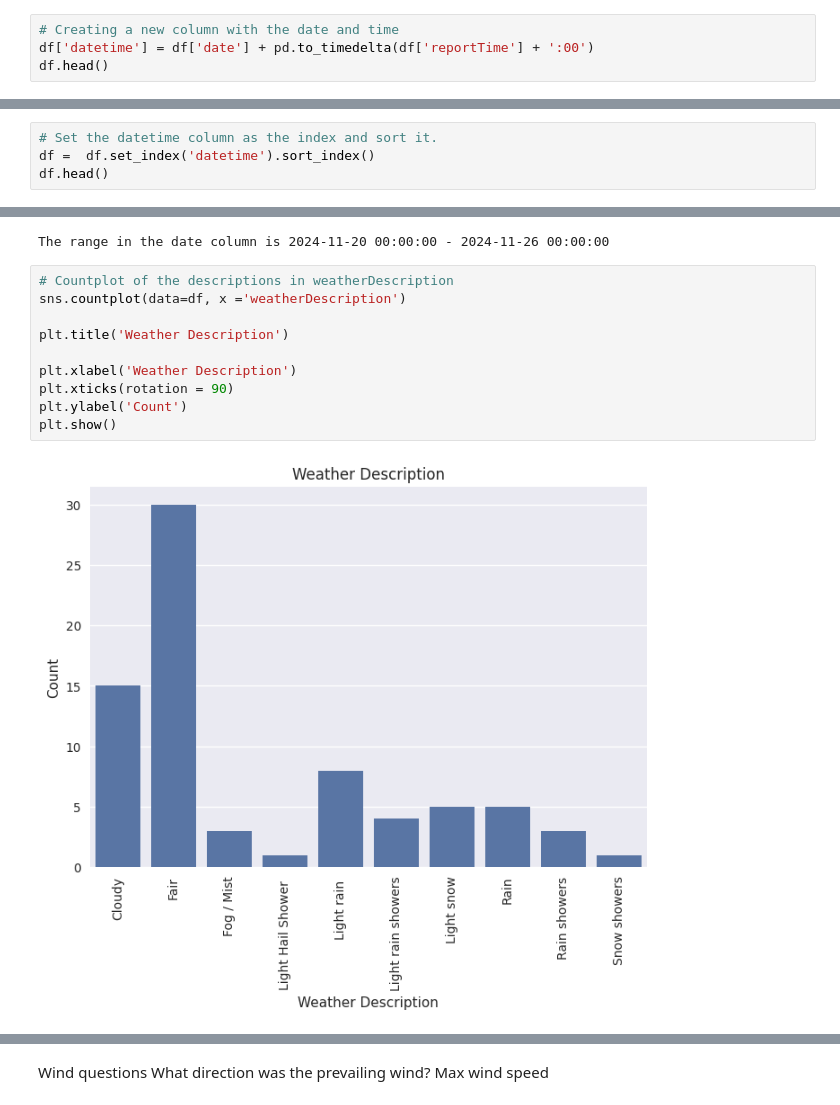
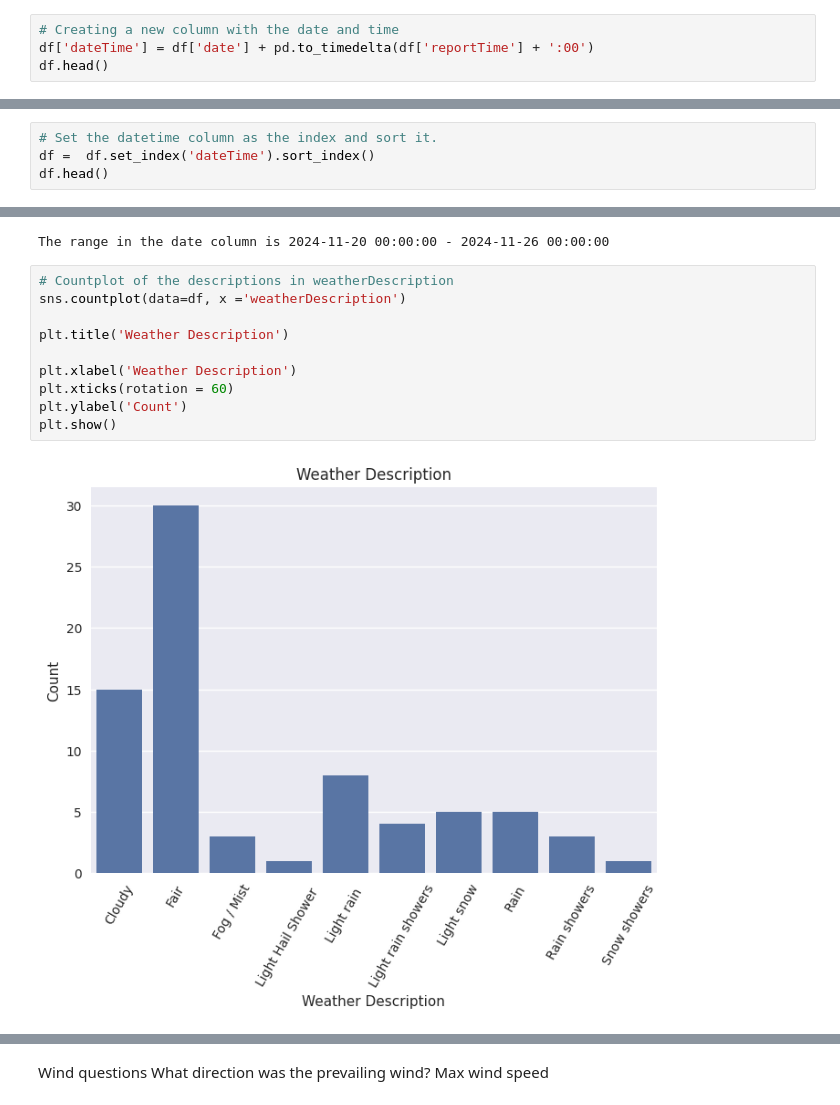
Before and after one commit to IreneKilgannon/Computer-Infrastructure, a Jupyter notebook: weather.ipynb, the cells around one changed output, grey strips where cells are left out. Drawn from its saved outputs; the diff is of its cells as text.

````diff
--- a/weather.ipynb
+++ b/weather.ipynb
@@ -414,7 +419,7 @@ df['reportTime'] = df['reportTime'].strptime()
 ```
 # %%
 # Creating a new column with the date and time
-df['datetime'] = df['date'] + pd.to_timedelta(df['reportTime'] + ':00')
+df['dateTime'] = df['date'] + pd.to_timedelta(df['reportTime'] + ':00')
 df.head()
 # %% [output]
 |  | name | temperature | symbol | weatherDescription | text | windSpeed | windGust | cardinalWindDirection | ... |
@@ -425,7 +430,7 @@ df.head()
 | 4 | Athenry | 1 | 02n | Fair | "Fair" | 9 | - | W | ... |
 # %%
 # Set the datetime column as the index and sort it.
-df =  df.set_index('datetime').sort_index()
+df =  df.set_index('dateTime').sort_index()
 df.head()
 # %% [output]
 |  | name | temperature | symbol | weatherDescription | text | windSpeed | windGust | ... |
@@ -534,12 +520,12 @@ The range in the date column is 2024-11-20 00:00:00 - 2024-11-26 00:00:00
 # %%
 # Countplot of the descriptions in weatherDescription
 sns.countplot(data=df, x ='weatherDescription')
 
 plt.title('Weather Description')
 
 plt.xlabel('Weather Description')
-plt.xticks(rotation = 90)
+plt.xticks(rotation = 60)
 plt.ylabel('Count')
 plt.show()
 # %% [output]
-[figure, old version]
+[figure, new version]
````
Also changed, not shown: parts of 54 cells of this notebook, 1 other file.
